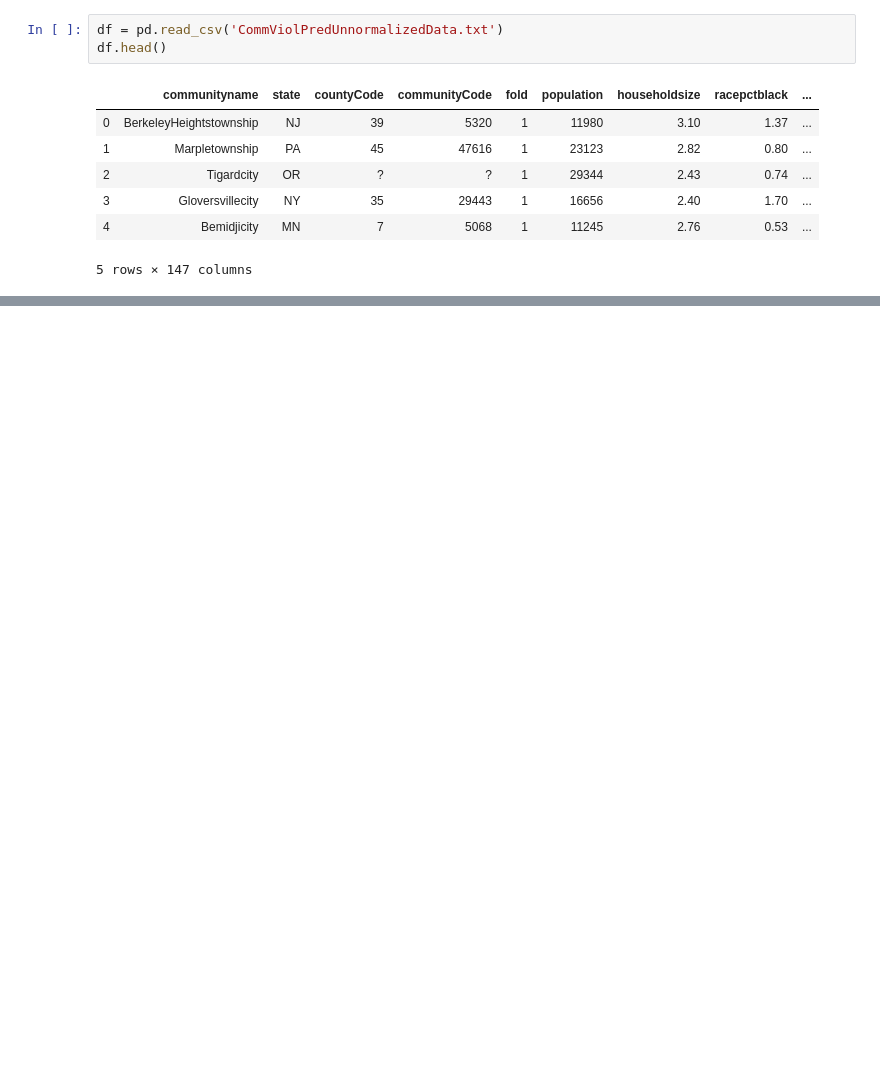
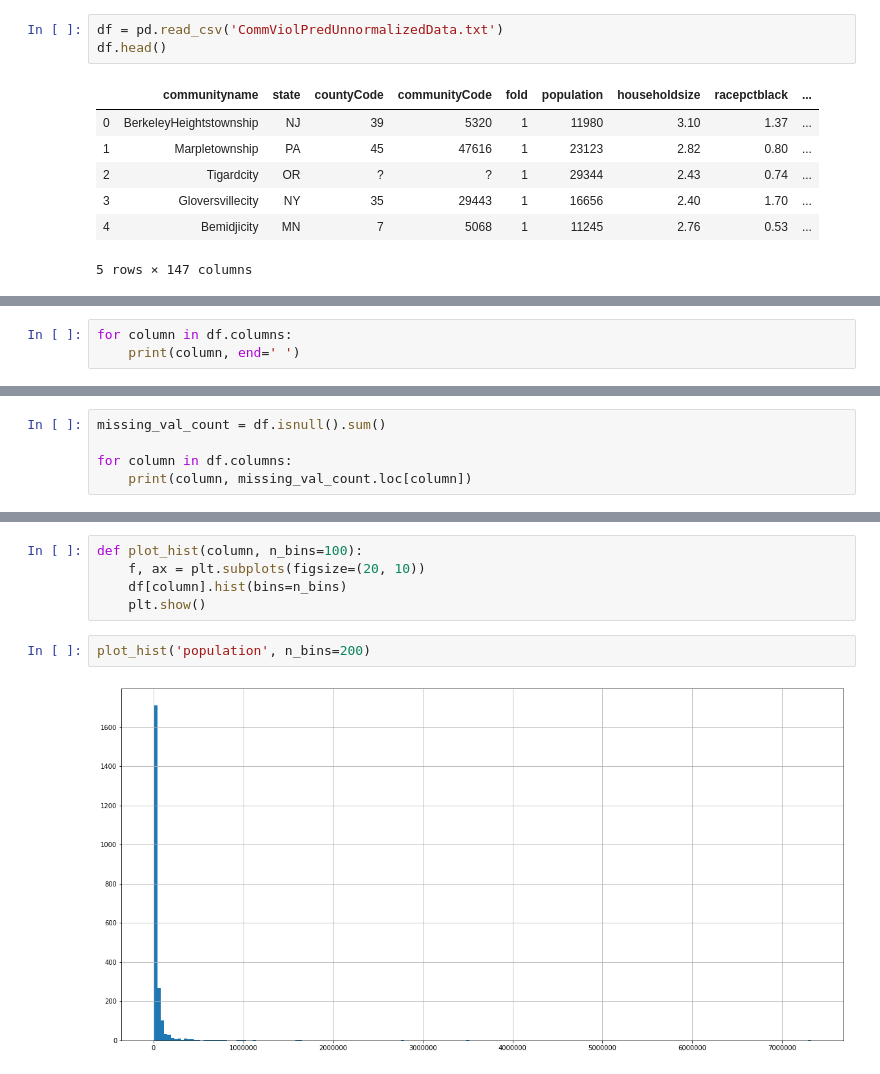
Before and after one commit to PacktWorkshops/The-Statistics-and-Calculus-with-Python-Workshop, a Jupyter notebook: Chapter03/Communities_and_Crimes.ipynb, the cells around one changed output, grey strips where cells are left out. Saved outputs shown, nothing was run; the diff lists cells and outputs as text; blank space fills up the shorter version.

```diff
--- a/Chapter03/Communities_and_Crimes.ipynb
+++ b/Chapter03/Communities_and_Crimes.ipynb
@@ -14,0 +40,3 @@ df.head()
+# %%
+for column in df.columns:
+    print(column, end=' ')
@@ -14,0 +45,5 @@ df.head()
+# %%
+missing_val_count = df.isnull().sum()
+
+for column in df.columns:
+    print(column, missing_val_count.loc[column])
@@ -14,0 +83,9 @@ df.head()
+# %%
+def plot_hist(column, n_bins=100):
+    f, ax = plt.subplots(figsize=(20, 10))
+    df[column].hist(bins=n_bins)
+    plt.show()
+# %%
+plot_hist('population', n_bins=200)
+# %% [output]
+[figure, added]
```
Also changed, not shown: parts of 19 cells of this notebook, 3 other files.
